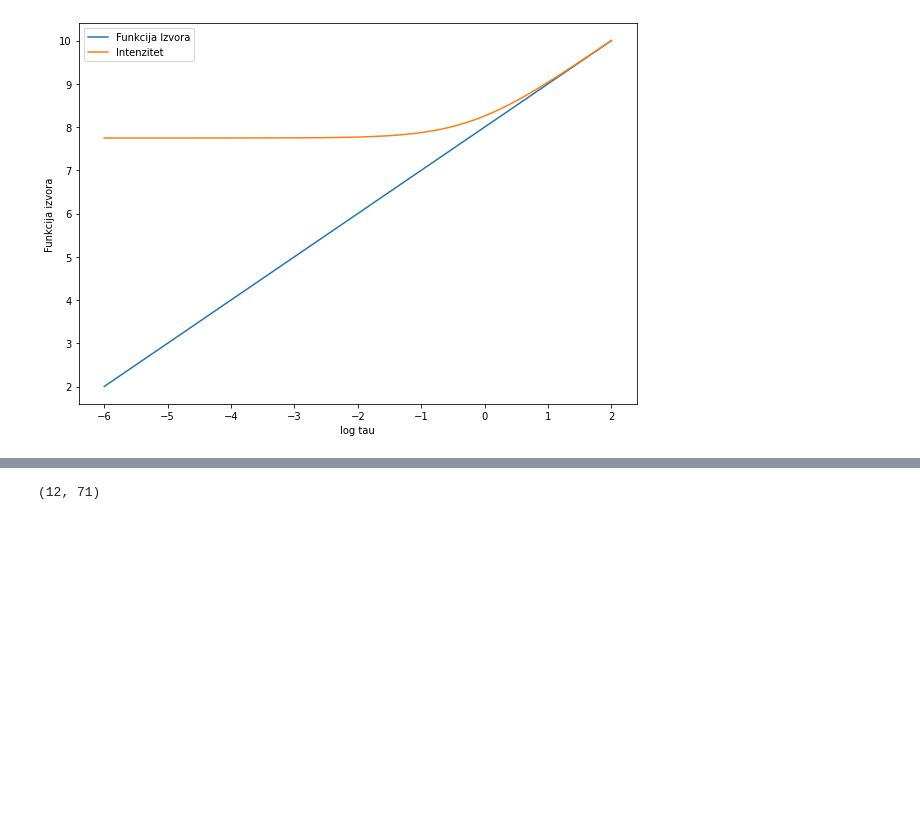
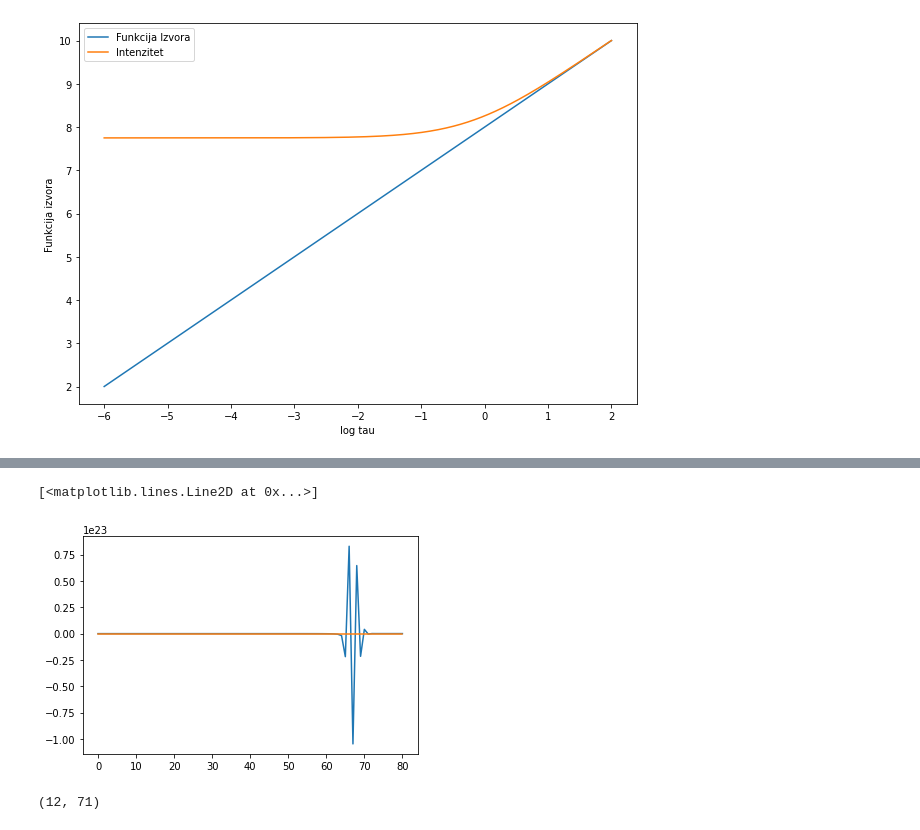
Before and after one commit to ivanzmilic/IAS_matf, a Jupyter notebook: num_rte_stefan.ipynb, the cells around one changed output, grey strips where cells are left out. Drawn from its saved outputs; the diff is of its cells as text; code cells hidden in the pictures; blank space fills up the shorter version.

```diff
--- a/num_rte_stefan.ipynb
+++ b/num_rte_stefan.ipynb
@@ -104,0 +131,34 @@ plt.legend()
+# %%
+tau = np.linspace(0,10,100001)
+S = 1.0 + tau
+# %%
+# Kako bismo ovo uradili RK metodom:
+
+def solve_rte_rk(S, tau, mu):
+
+    ND = len(tau)
+
+    I = np.zeros(ND)
+    I[-1] = S[-1] # granicni uslov
+
+    # Integralimo na gore
+
+    for i in range(ND-2,-1,-1):
+
+        h = tau[i+1] - tau[i]
+
+        k1 = h * (I[i+1] - S[i+1])
+
+        k2 = h * (I[i+1] + k1/2.0 - S[i+1]*0.5 - S[i] * 0.5)
+
+        k3 = h * (I[i+1] + k2/2.0 - S[i+1]*0.5 - S[i] * 0.5)
+
+        k4 = h * (I[i+1] + k3 - S[i])
+
+        deltaI = 1./6. * (k1 + 2.0 * k2 + 2.0 * k3 + k4)
+
+        I[i] = I[i+1] - deltaI
+
+    return I
+# %%
+Irk = solve_rte_rk(S, tau, 1.0)
@@ -105,3 +167,9 @@ plt.legend()
+# %%
+plt.plot(Irk)
+plt.plot(I)
+# %% [output]
+[<matplotlib.lines.Line2D at 0x...>]
+[figure, added]
 # %%
 # Ok da ovom sada malo detaljnije ispitamo, izvucicemo jedan model
 # sunca iz fajla i isplotovacemo tau, S, i izracunati I
```
Also changed, not shown: parts of 12 cells of this notebook, 1 other file.
